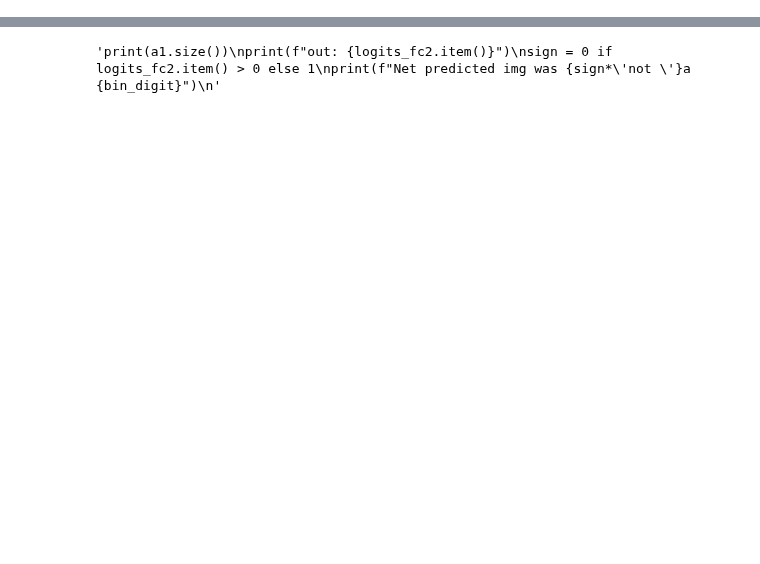
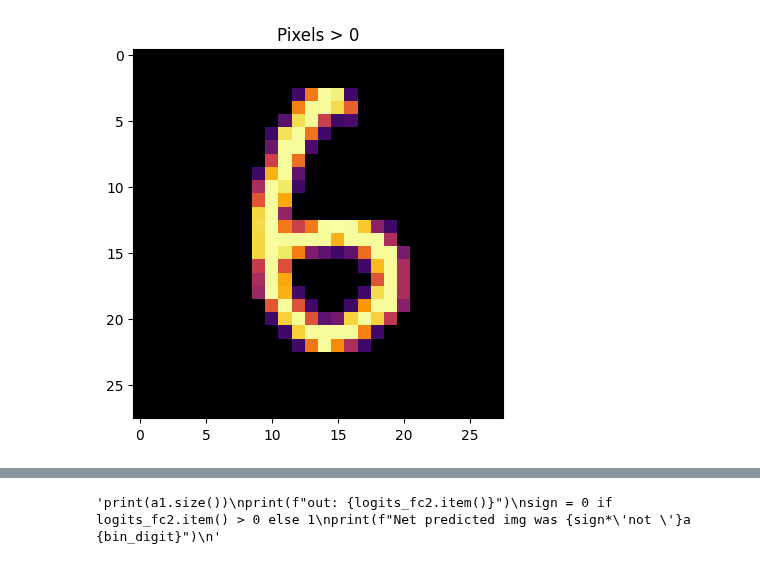
Before and after one commit to kns357/ANN_MA_Kaito, a Jupyter notebook: forced_conceptual_predictor_bin.ipynb, the cells around one changed output, grey strips where cells are left out. Cells and saved outputs as stored; diff of their text form; code cells hidden in the pictures; blank space fills up the shorter version.

```diff
--- a/forced_conceptual_predictor_bin.ipynb
+++ b/forced_conceptual_predictor_bin.ipynb
@@ -442,0 +475,93 @@ tensor(0.)
+# %%
+import torch
+import matplotlib.pyplot as plt
+import random as ra
+
+inputs, labels = next(iter(test_loader))
+
+#search wanted digit:
+while True:
+    ind = ra.randrange(0, len(inputs))
+    if labels[ind] == bin_digit:
+        img = inputs[ind].squeeze()
+        break
+
+def compute_final_contributions(net, activations_fc0):
+    w1 = net.fc1.weight.detach().cpu() #32x11
+    w2 = net.fc2.weight.detach().cpu() #16x32
+    w3 = net.fc3.weight.detach().cpu() #1x16
+
+    contribs = torch.zeros(activations_fc0.shape[0]) #11
+
+    for i in range(activations_fc0.shape[0]):#for each fc0 neuron
+        a0 = activations_fc0[i].item()
+        total = 0
+        for j in range(w1.shape[0]): #fc1 neurons
+            w0 = w1[j,i].item()
+            for k in range(w2.shape[0]): #fc2 neurons
+                w1_2 = w2[k,j].item()
+                w2_3 = w3[0,k].item()
+                total += a0*w0*w1_2*w2_3
+        contribs[i] = total
+
+    return contribs
+
+
+"""while True:
+    ind = ra.randrange(0, len(inputs))
+    if labels[ind] == dig_to_check:
+        img = inputs[ind].squeeze()
+        break"""
+
+img_flat = img.view(-1)
+activations_fc0 = net.fc0(img_flat.cuda()).cpu().squeeze()
+
+final_output_contribs = compute_final_contributions(net, activations_fc0)
+
+weights = net.fc0.weight.detach().cpu()
+biases = net.fc0.bias.detach().cpu()
+contribs = weights * img_flat  #[11, 784]
+
+max_val = contribs.max()
+contribs_norm = contribs / max_val
+contribs_imgs = contribs_norm.view(-1, 28, 28)
+
+mask = (contribs_imgs != 0).float()
+contribs_imgs += biases[:, None, None]
+contribs_imgs *= mask
+
+activation_modified = [mat.sum().item() for mat in contribs_imgs]
+combo = contribs_imgs.max(dim=0).values
+
+img_edit = torch.where(
+    img != 0,
+    torch.where(img > 0.2, img, 0.2),
+    0.0
+)
+
+plt.imshow(img_edit, cmap="inferno")
+plt.title("Pixels > 0")
+
+output = net(img.view(-1).cuda())
+pred = (torch.sigmoid(output) >= 0.5).float()
+print(f"Prediction: {pred.item()}\n")
+
+fig, axes = plt.subplots(3, 5, figsize=(16, 8))
+vmax = contribs_imgs.max().item()
+
+for i, ax in enumerate(axes.flat):
+    if i >= len(mask_tensor):
+        continue
+    im = ax.imshow(contribs_imgs[i].abs(), cmap='inferno', vmin=0, vmax=vmax)
+    ax.set_title(
+        f'Neuron {i}\nAct: {round(activations_fc0[i].item(), 3)}\nFinal Out Contr.: {round(final_output_contribs[i].item(), 3)}',
+        fontsize=8
+    )
+    ax.axis('off')
+
+fig.suptitle('Pixel Importance to all 11 hidden neurons after fc0\nWith Final Output Contribution', fontsize=16)
+cbar_ax = fig.add_axes([0.92, 0.15, 0.015, 0.7])
+fig.colorbar(im, cax=cbar_ax)
+plt.tight_layout(rect=[0, 0, 0.9, 1])
+plt.show()
+# %% [output]
@@ -442,0 +569 @@ tensor(0.)
+[figure, added]
```
Also changed, not shown: parts of 11 cells of this notebook, 12 other files.
